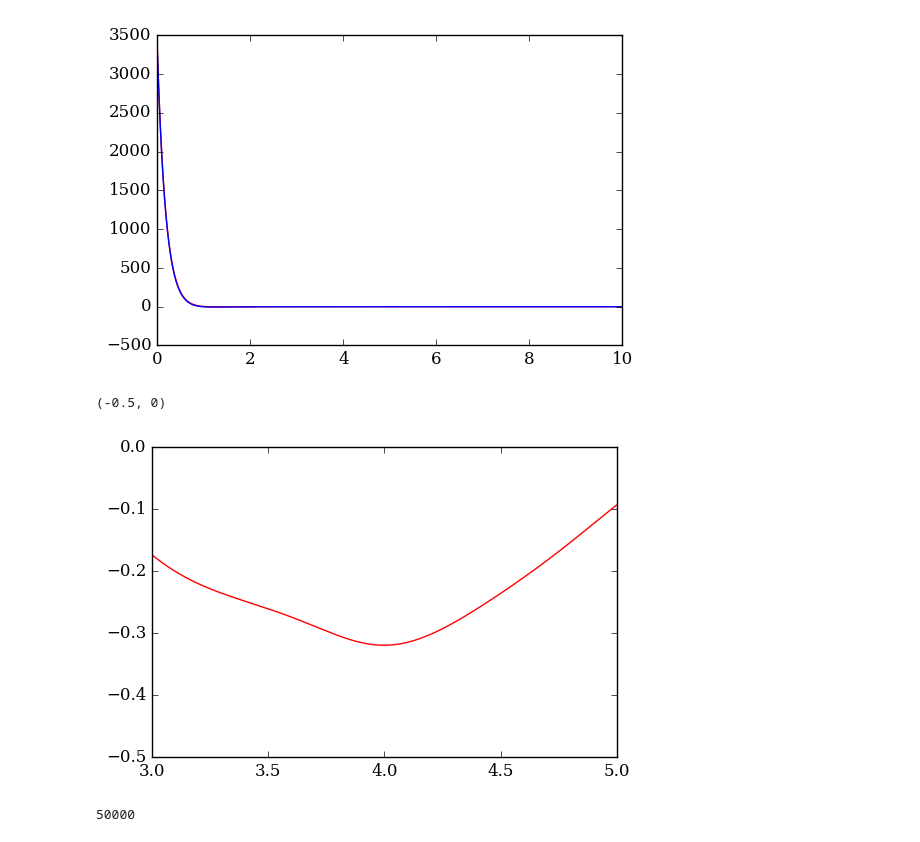
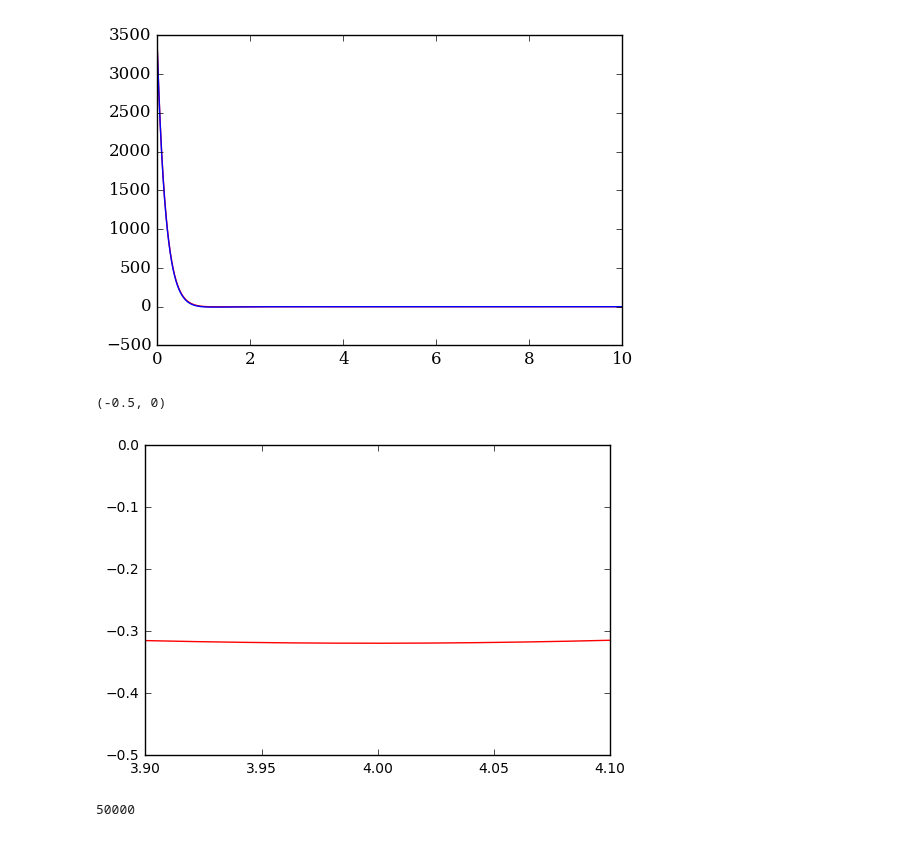
Before and after one commit to 123daimanu/DR_EAM, a Jupyter notebook: EAM_OxygenZhou2005.ipynb, the cells around one changed output. Cells and saved outputs as stored; diff of their text form; code cells hidden in the pictures.

```diff
--- a/EAM_OxygenZhou2005.ipynb
+++ b/EAM_OxygenZhou2005.ipynb
@@ -120,11 +120,11 @@ lab.plot(r,2*F_OU+phi2005+morseO,'b')
 [figure]
 # %%
 lab.plot(r,phi2005,'r')
-lab.xlim([3,5])
+lab.xlim([3.9,4.1])
 lab.ylim([-.5,0])
 # %% [output]
 (-0.5, 0)
-[figure, old version]
+[figure, new version]
 # %%
 def Curvature(U,Un1,Un2,delta):
     return((U-2*Un1+Un2)/delta**2)
```
Also changed, not shown: parts of 10 cells of this notebook, 3 other files.
